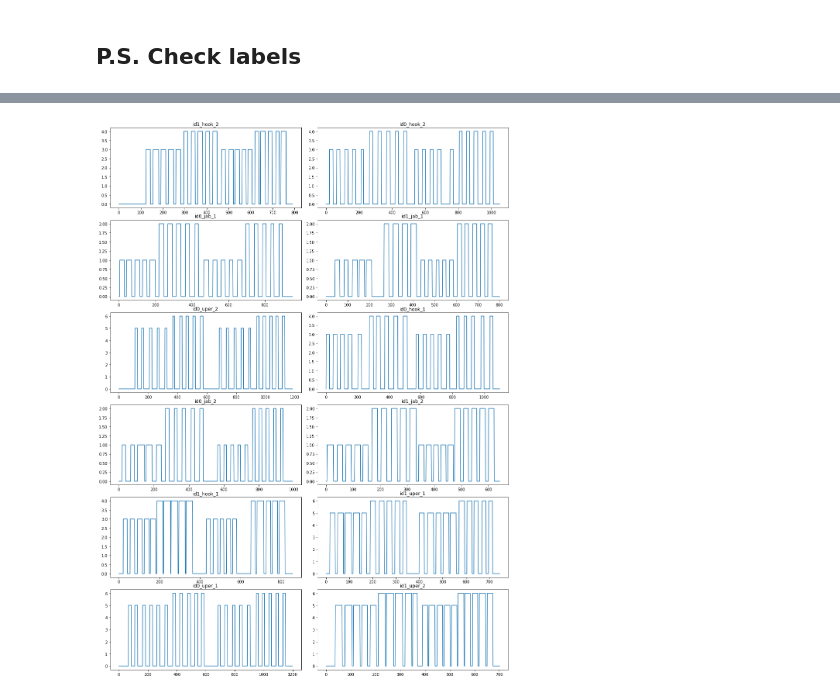
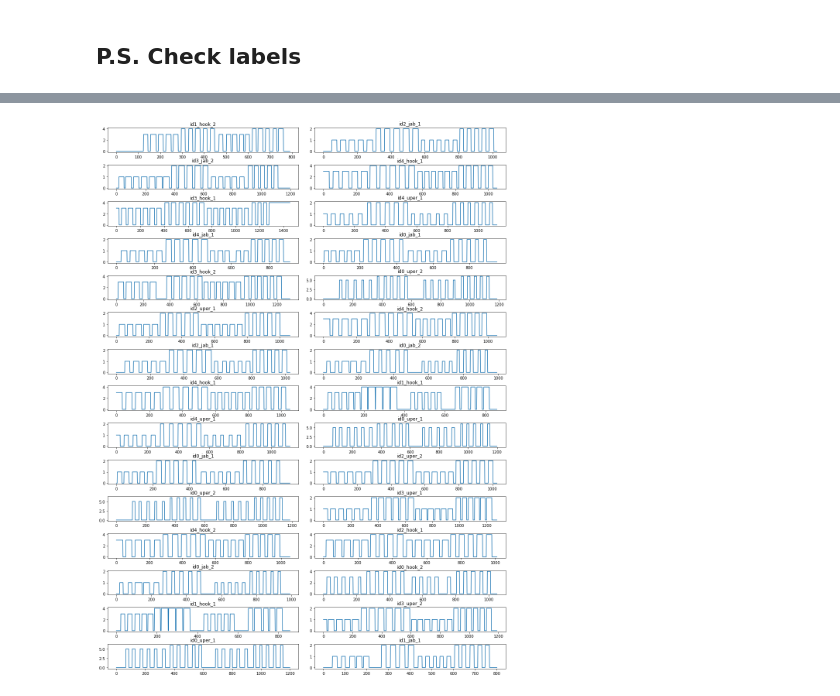
Before and after one commit to balezz/Punch_DL, a Jupyter notebook: MoveNetExtractKeypoints.ipynb, the cells around one changed output, grey strips where cells are left out. Saved outputs shown, nothing was run; the diff lists cells and outputs as text; code cells hidden in the pictures.

Commit message:
Add new data

```diff
--- a/MoveNetExtractKeypoints.ipynb
+++ b/MoveNetExtractKeypoints.ipynb
@@ -669,4 +681,5 @@ cap = cv2.VideoCapture(f"./data/video/{name}.mp4")
 # %%
+cap = cv2.VideoCapture(f"./data/video/{name[:-9]}.mp4")
 frame_num, N = 0, 6
 plt.figure(figsize=(16, 16))
 
@@ -697,7 +710,7 @@ while frame_num != N:
 output = np.stack(output_images, axis=0)
 to_gif(output, fps=24)
 # %%
-cap = cv2.VideoCapture(f"./data/video/{name}.mp4")
+cap = cv2.VideoCapture(f"./data/video/{name[:-9]}.mp4")
 output_frames = []
 
 frame_num, N = 0, 24
@@ -759,7 +756,7 @@ files
 # %%
 puch_data_dict = {}
 
-for f in files:
+for f in names:
     with open(f"data/labels/{f}") as file:
         labels = file.readlines()
 
@@ -782,14 +779,14 @@ for f in files:
 
     puch_data_dict[str(f)] = {"y": y}
 # %%
-fig, ax = plt.subplots(len(files) // 2, 2, figsize=(15, 20))
+fig, ax = plt.subplots(len(names) // 2, 2, figsize=(15, 20))
 fig.tight_layout()
 
 for i in range(2):
-    for j in range(len(files) // 2):
-        file_name = files[i * 6 + j]
+    for j in range(len(names) // 2):
+        file_name = names[i * 6 + j]
         data = puch_data_dict.get(file_name)
         ax[j, i].plot(data.get("y"))
         ax[j, i].set_title(file_name)
 # %% [output]
-[figure, old version]
+[figure, new version]
```
Also changed, not shown: parts of 10 cells of this notebook, 46 other files.
